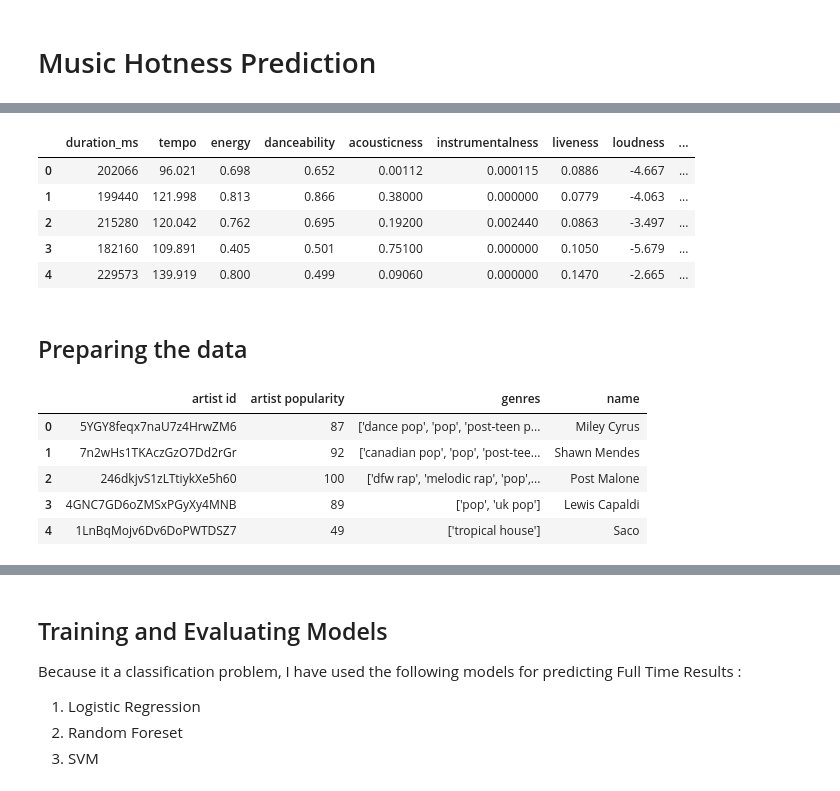
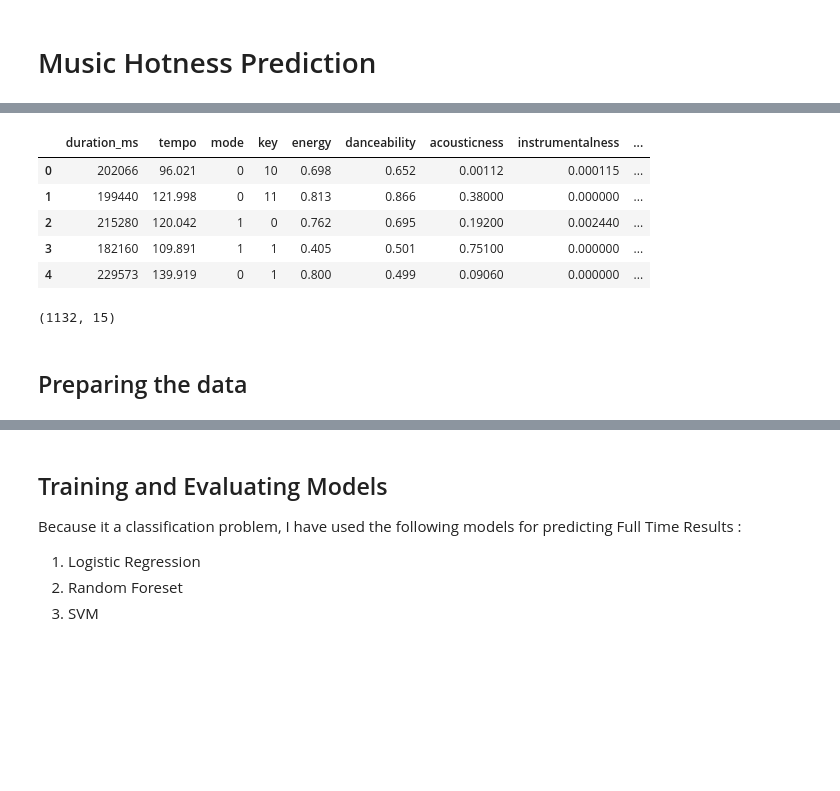
Before and after one commit to itsbhardwaj/Music-Popularity-Predicition, a Jupyter notebook: Music Hotness Prediction.ipynb, the cells around one changed output, grey strips where cells are left out. Cells and saved outputs as stored; diff of their text form; code cells hidden in the pictures; blank space fills up the shorter version.

```diff
--- a/Music Hotness Prediction.ipynb
+++ b/Music Hotness Prediction.ipynb
@@ -24,0 +56,2 @@ songData.head()
+# %%
+dataset['artist_popularity']=artistData['artist popularity']
@@ -25,28 +60,25 @@ songData.head()
 # %%
-cols=songData.columns.tolist()
-cols=['duration_ms','tempo','mode','key','time_signature','energy', 'danceability','acousticness',
-      'instrumentalness','liveness','loudness','popularity','speechiness','valence','Hit']
-songData=songData[cols]
+cols=dataset.columns.tolist()
+cols=['duration_ms','tempo','mode','key','energy', 'danceability','acousticness',
+      'instrumentalness','liveness','loudness','artist_popularity','speechiness','valence','time_signature','Hit']
+dataset=dataset[cols]
 # %%
-songData.replace(to_replace =["y", "n"],value = [1,0],inplace=True)
-#df.replace(to_replace = ["True","False"], value=[1,0] , inplace=True)
+dataset.replace(to_replace =["y", "n"],value = [1,0],inplace=True)
+#songData.replace(to_replace = ["TRUE","FALSE"], value=[1,0] , inplace=True)
+# %%
+dataset=dataset.fillna(0)
 # %%
-songData.head()
+dataset.head()
 # %% [output]
-|  | duration_ms | tempo | energy | danceability | acousticness | instrumentalness | liveness | loudness | ... |
-| 0 | 202066 | 96.021 | 0.698 | 0.652 | 0.00112 | 0.000115 | 0.0886 | -4.667 | ... |
-| 1 | 199440 | 121.998 | 0.813 | 0.866 | 0.38000 | 0.000000 | 0.0779 | -4.063 | ... |
-| 2 | 215280 | 120.042 | 0.762 | 0.695 | 0.19200 | 0.002440 | 0.0863 | -3.497 | ... |
-| 3 | 182160 | 109.891 | 0.405 | 0.501 | 0.75100 | 0.000000 | 0.1050 | -5.679 | ... |
-| 4 | 229573 | 139.919 | 0.800 | 0.499 | 0.09060 | 0.000000 | 0.1470 | -2.665 | ... |
+|  | duration_ms | tempo | mode | key | energy | danceability | acousticness | instrumentalness | ... |
+| 0 | 202066 | 96.021 | 0 | 10 | 0.698 | 0.652 | 0.00112 | 0.000115 | ... |
+| 1 | 199440 | 121.998 | 0 | 11 | 0.813 | 0.866 | 0.38000 | 0.000000 | ... |
+| 2 | 215280 | 120.042 | 1 | 0 | 0.762 | 0.695 | 0.19200 | 0.002440 | ... |
+| 3 | 182160 | 109.891 | 1 | 1 | 0.405 | 0.501 | 0.75100 | 0.000000 | ... |
+| 4 | 229573 | 139.919 | 0 | 1 | 0.800 | 0.499 | 0.09060 | 0.000000 | ... |
+# %%
+dataset.shape
+# %% [output]
+(1132, 15)
 # %% [markdown]
 ## Preparing the data
-# %%
-artistData.head()
-# %% [output]
-|  | artist id | artist popularity | genres | name |
-| 0 | 5YGY8feqx7naU7z4HrwZM6 | 87 | ['dance pop', 'pop', 'post-teen p... | Miley Cyrus |
-| 1 | 7n2wHs1TKAczGzO7Dd2rGr | 92 | ['canadian pop', 'pop', 'post-tee... | Shawn Mendes |
-| 2 | 246dkjvS1zLTtiykXe5h60 | 100 | ['dfw rap', 'melodic rap', 'pop',... | Post Malone |
-| 3 | 4GNC7GD6oZMSxPGyXy4MNB | 89 | ['pop', 'uk pop'] | Lewis Capaldi |
-| 4 | 1LnBqMojv6Dv6DoPWTDSZ7 | 49 | ['tropical house'] | Saco |
```
Also changed, not shown: parts of 24 cells of this notebook, 6 other files.
